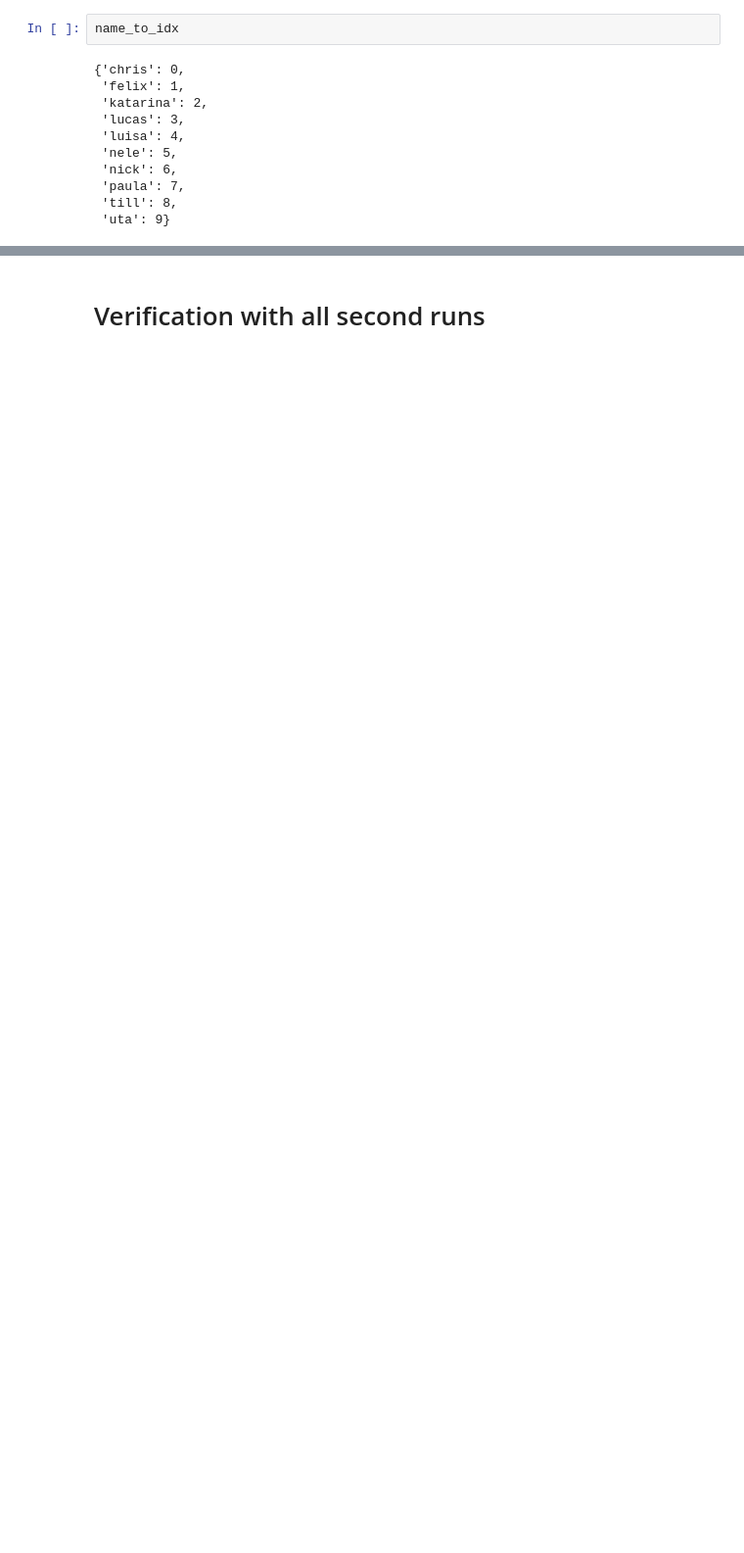
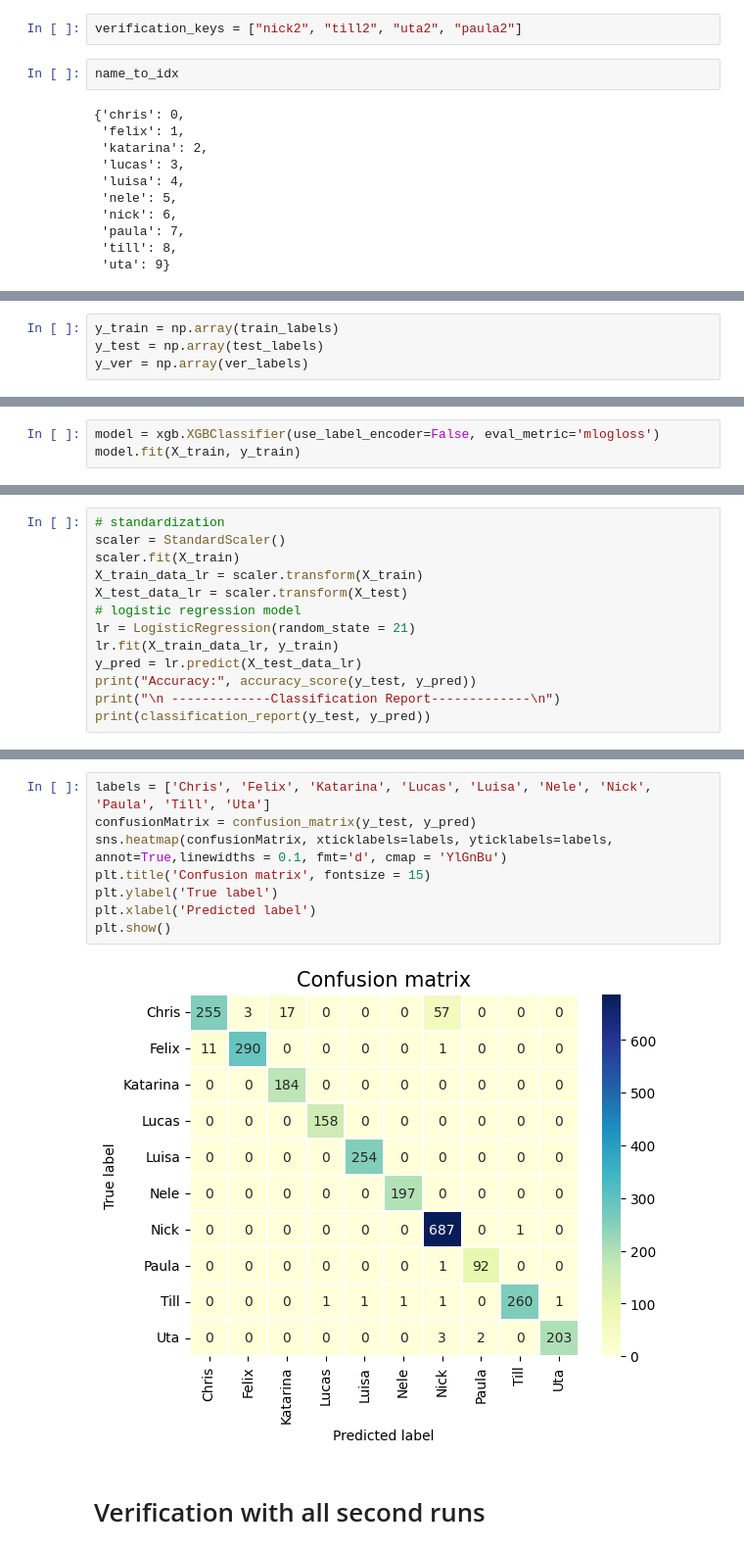
Before and after one commit to till2/ds4w-user-identification, a Jupyter notebook: classification-features.ipynb, the cells around one changed output, grey strips where cells are left out. Shown at 98% size. Drawn from its saved outputs; the diff is of its cells as text; blank space fills up the shorter version.

```diff
--- a/classification-features.ipynb
+++ b/classification-features.ipynb
@@ -62,3 +110,5 @@ for name in os.listdir(folder_path):
+# %%
+verification_keys = ["nick2", "till2", "uta2", "paula2"]
 # %%
 name_to_idx
 # %% [output]
@@ -132,0 +256,4 @@ XGBClassifier(base_score=None, booster=None, callbacks=None,
+# %%
+y_train = np.array(train_labels)
+y_test = np.array(test_labels)
+y_ver = np.array(ver_labels)
@@ -132,0 +262,3 @@ XGBClassifier(base_score=None, booster=None, callbacks=None,
+# %%
+model = xgb.XGBClassifier(use_label_encoder=False, eval_metric='mlogloss')
+model.fit(X_train, y_train)
@@ -174,0 +321,13 @@ y_pred_proba.min(), y_pred_proba.max()
+# %%
+# standardization
+scaler = StandardScaler()
+scaler.fit(X_train)
+X_train_data_lr = scaler.transform(X_train)
+X_test_data_lr = scaler.transform(X_test)
+# logistic regression model
+lr = LogisticRegression(random_state = 21)
+lr.fit(X_train_data_lr, y_train)
+y_pred = lr.predict(X_test_data_lr)
+print("Accuracy:", accuracy_score(y_test, y_pred))
+print("\n -------------Classification Report-------------\n")
+print(classification_report(y_test, y_pred))
@@ -175,2 +355,12 @@ y_pred_proba.min(), y_pred_proba.max()
+# %%
+labels = ['Chris', 'Felix', 'Katarina', 'Lucas', 'Luisa', 'Nele', 'Nick', 'Paula', 'Till', 'Uta']
+confusionMatrix = confusion_matrix(y_test, y_pred)
+sns.heatmap(confusionMatrix, xticklabels=labels, yticklabels=labels, annot=True,linewidths = 0.1, fmt='d', cmap = 'YlGnBu')
+plt.title('Confusion matrix', fontsize = 15)
+plt.ylabel('True label')
+plt.xlabel('Predicted label')
+plt.show()
+# %% [output]
+[figure, added]
 # %% [markdown]
 # Verification with all second runs
```
Also changed, not shown: parts of 23 cells of this notebook.
